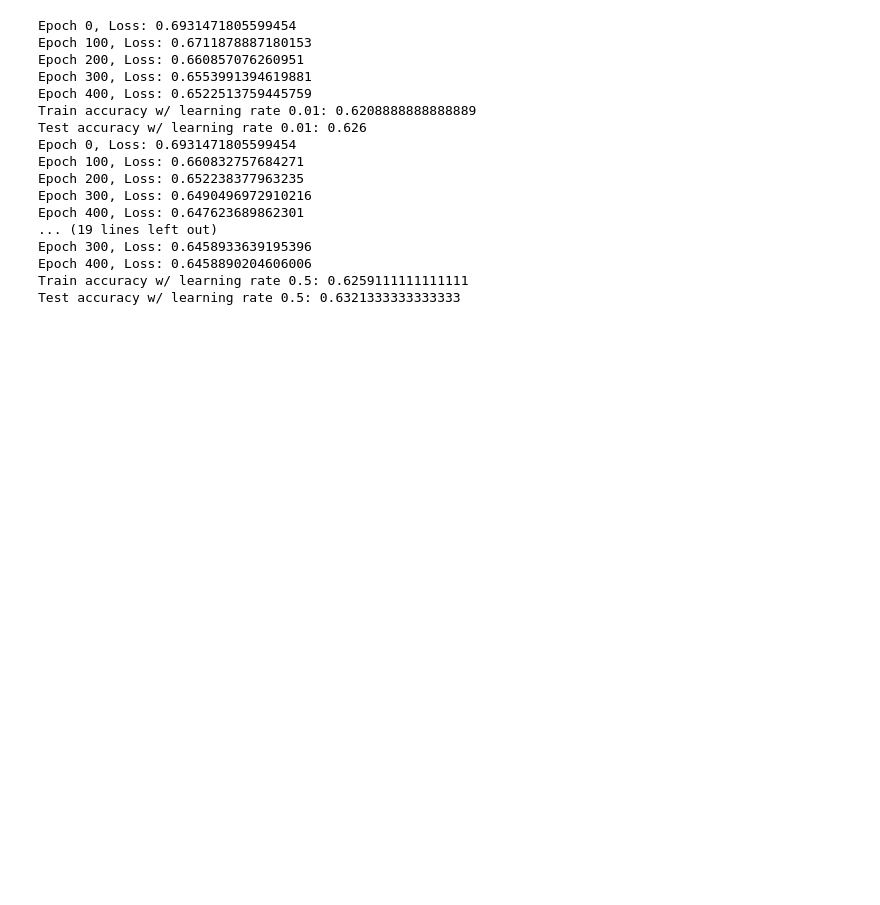
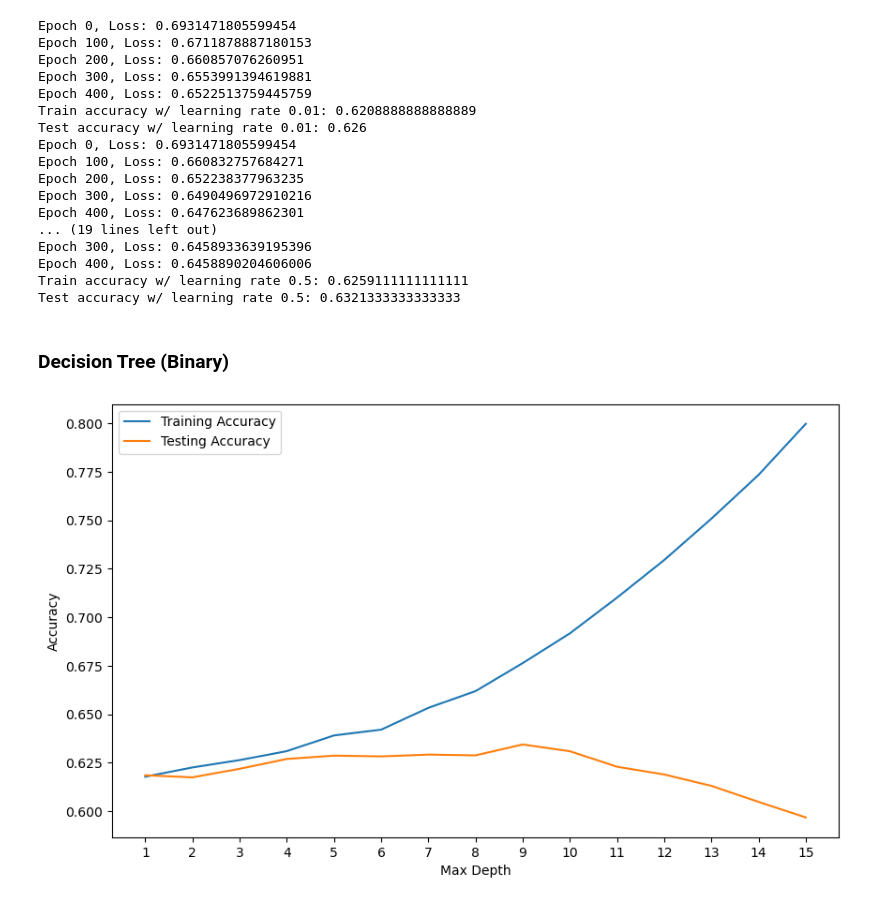
Before and after one commit to ENamja/ml-analysis, a Jupyter notebook: cs178-project.ipynb, the cells around one changed output. Cells and saved outputs as stored; diff of their text form; code cells hidden in the pictures; blank space fills up the shorter version.

Commit message:
Add DecisionTreeClassifier for Binary classification ~63.4% and use entire dataset

```diff
--- a/cs178-project.ipynb
+++ b/cs178-project.ipynb
@@ -137,13 +137,13 @@ diabetes_clean_y = diabetes_y.iloc[diabetes_clean_X.index]
 print(diabetes_clean_X.shape)
 print(diabetes_clean_y.shape)
 
-# Only use first 30,000 data points for testing:
-diabetes_sub_X = diabetes_clean_X.iloc[:30000]
-diabetes_sub_y = diabetes_clean_y.iloc[:30000]
+# # Only use first 30,000 data points for testing:
+# diabetes_sub_X = diabetes_clean_X.iloc[:30000]
+# diabetes_sub_y = diabetes_clean_y.iloc[:30000]
 
-# # Use all data points for testing:
-# diabetes_sub_X = diabetes_clean_X
-# diabetes_sub_y = diabetes_clean_y
+# Use all data points for testing:
+diabetes_sub_X = diabetes_clean_X
+diabetes_sub_y = diabetes_clean_y
 
 # Split data to 75% training data and 25% testing data
 diabetes_X_tr, diabetes_X_te, diabetes_y_tr, diabetes_y_te = train_test_split(diabetes_sub_X, diabetes_sub_y, test_size=0.25, random_state=seed, shuffle=True)
@@ -640,3 +640,27 @@ Epoch 300, Loss: 0.6458933639195396
 Epoch 400, Loss: 0.6458890204606006
 Train accuracy w/ learning rate 0.5: 0.6259111111111111
 Test accuracy w/ learning rate 0.5: 0.6321333333333333
+# %% [markdown]
+### Decision Tree (Binary)
+# %%
+depths = range(1, 16)
+tr_scores = []
+te_scores = []
+
+for depth in depths:
+    clf = DecisionTreeClassifier(max_depth=depth, random_state=seed)
+    clf.fit(X_tr_scaled, diabetes_y_tr_arr)
+
+    tr_scores.append(clf.score(X_tr_scaled, diabetes_y_tr_arr))
+    te_scores.append(clf.score(X_te_scaled, diabetes_y_te_arr))
+
+plt.figure(figsize=(10, 6))
+plt.plot(depths, tr_scores, label="Training Accuracy")
+plt.plot(depths, te_scores, label="Testing Accuracy")
+plt.xlabel("Max Depth")
+plt.ylabel("Accuracy")
+plt.legend()
+plt.xticks(depths)
+plt.show()
+# %% [output]
+[figure, added]
```
Also changed, not shown: parts of 2 cells of this notebook.
